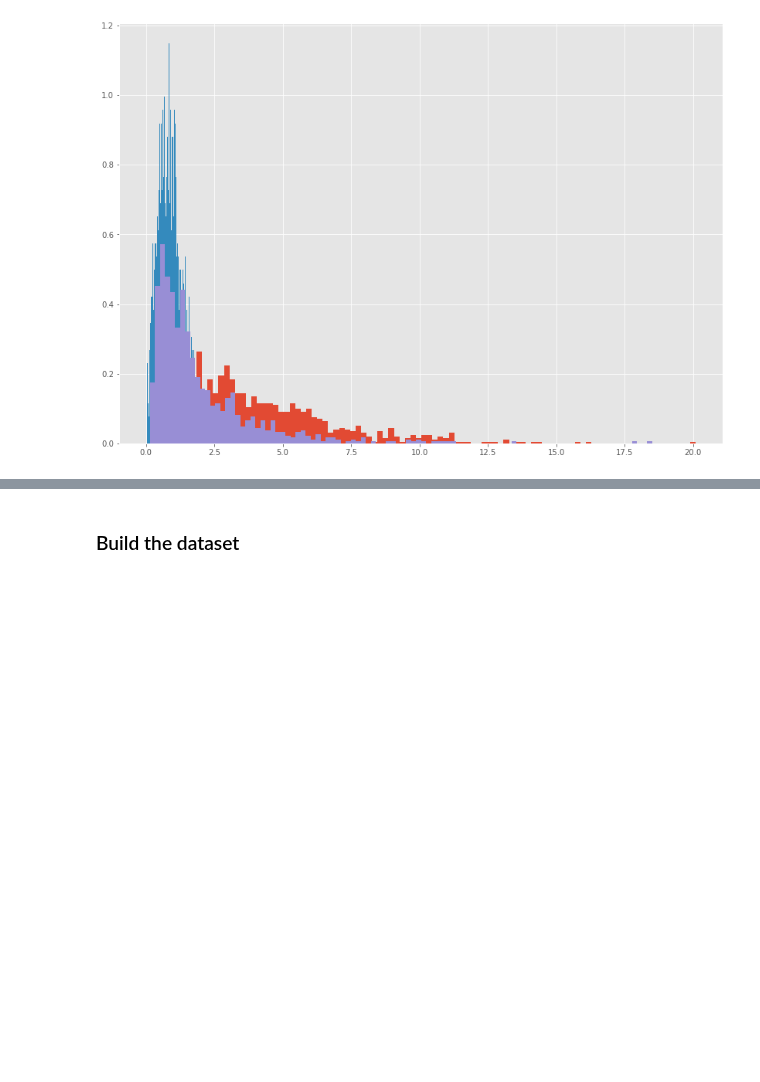
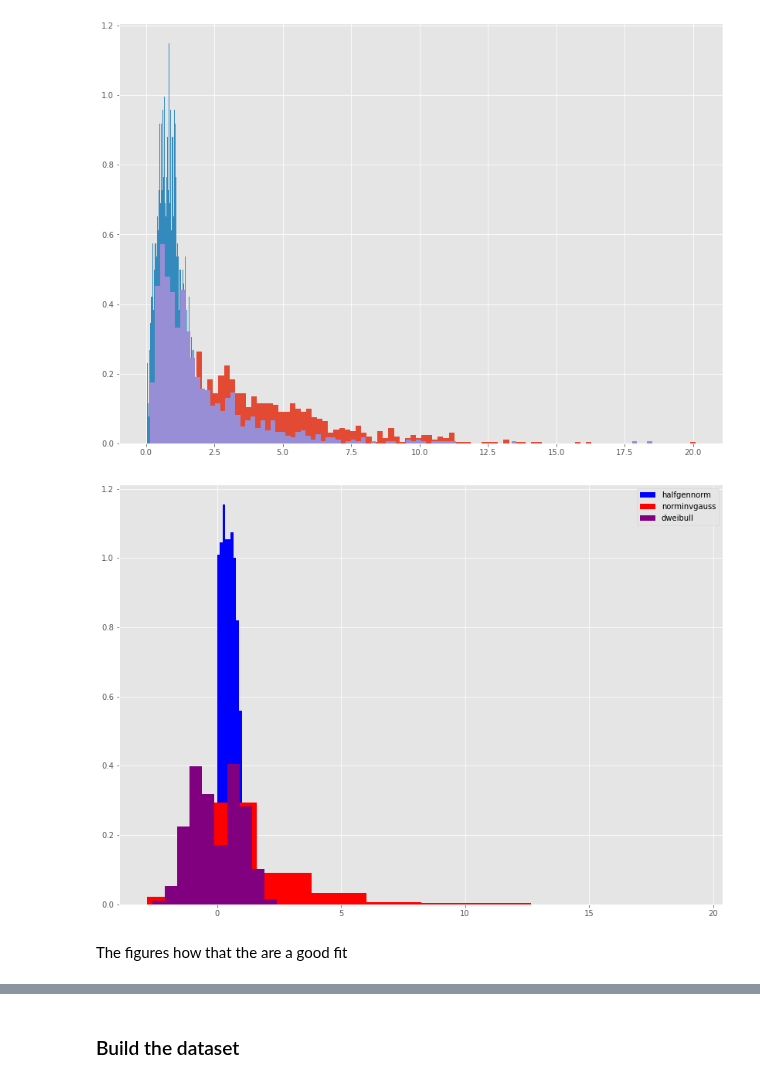
Before and after one commit to G00387859/programming-for-data-analysis-assignment, a Jupyter notebook: Project2020.ipynb, the cells around one changed output, grey strips where cells are left out. Cells and saved outputs as stored; diff of their text form; code cells hidden in the pictures; blank space fills up the shorter version.

```diff
--- a/Project2020.ipynb
+++ b/Project2020.ipynb
@@ -441,3 +704,26 @@ def compareDist():
 compareDist()
 # %% [output]
 [figure]
+# %%
+def compareDistS():
+    from scipy.stats import norminvgauss
+    from scipy.stats import dweibull
+    shape, scale = 2., 2.  # mean=4, std=2*sqrt(2)
+    a = 1.2 # shape
+    b = 1
+    c = 2.07
+    beta = 10.18
+    gf1 = halfgennorm.rvs(beta, size=1000)
+    gf2 = norminvgauss.rvs(a, b, size=1000)
+    gf3 = dweibull.rvs(c, size=1000)
+    plt.hist(gf1,color='blue', bins = 10, density = True, label ='halfgennorm')
+    plt.hist(gf2,color='red', bins = 10, density = True,label ='norminvgauss')
+    plt.hist(gf3,color='purple', bins = 10, density = True,label ='dweibull')
+    plt.legend()
+    return plt.show()
+# %%
+compareDistS()
+# %% [output]
+[figure, added]
+# %% [markdown]
+The figures how that the are a good fit
```
Also changed, not shown: parts of 58 cells of this notebook.
